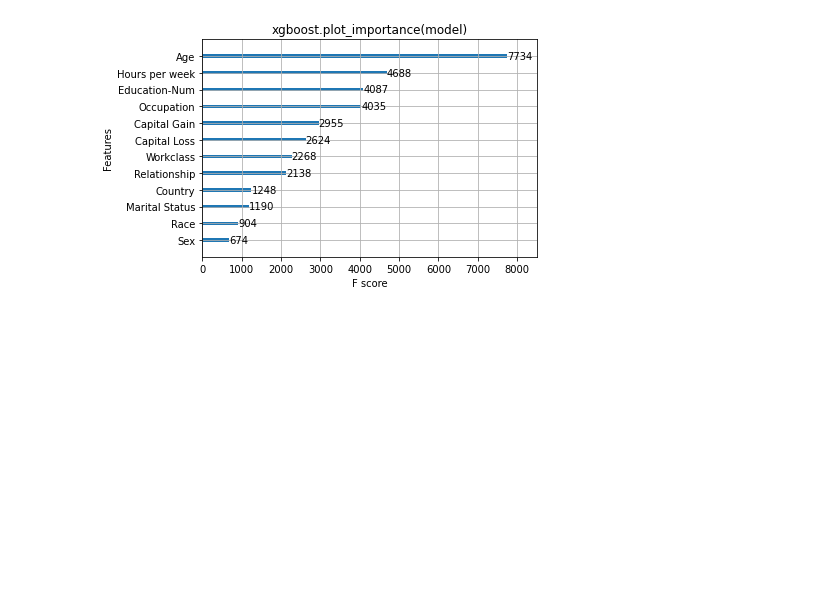
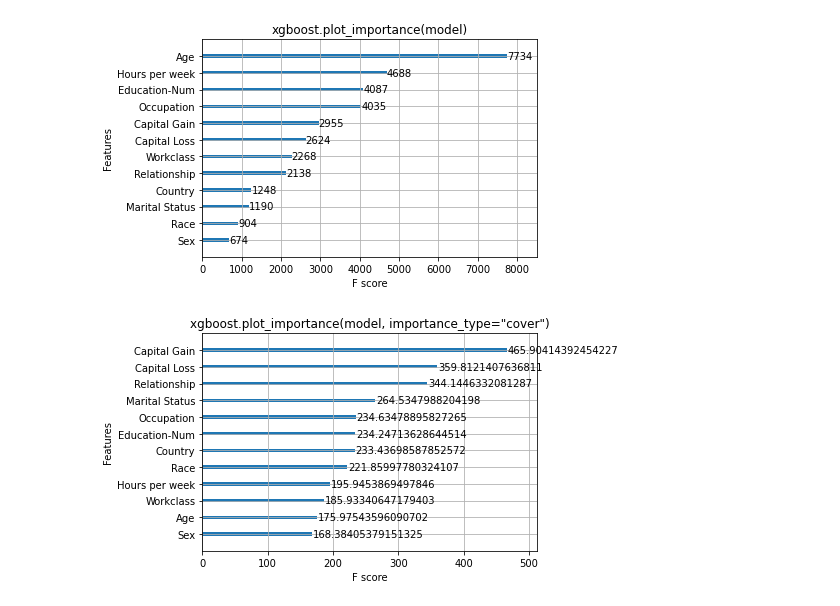
Before and after one commit to gloriankosi/cs-301-project, a Jupyter notebook: cs_301_project.ipynb, the cells around one changed output. Cells and saved outputs as stored; diff of their text form; code cells hidden in the pictures; blank space fills up the shorter version.

```diff
--- a/cs_301_project.ipynb
+++ b/cs_301_project.ipynb
@@ -58,3 +55,9 @@ pl.title("xgboost.plot_importance(model)")
 pl.show()
 # %% [output]
 [figure]
+# %%
+xgboost.plot_importance(model, importance_type="cover")
+pl.title('xgboost.plot_importance(model, importance_type="cover")')
+pl.show()
+# %% [output]
+[figure, added]
```
Also changed, not shown: parts of 19 cells of this notebook.
